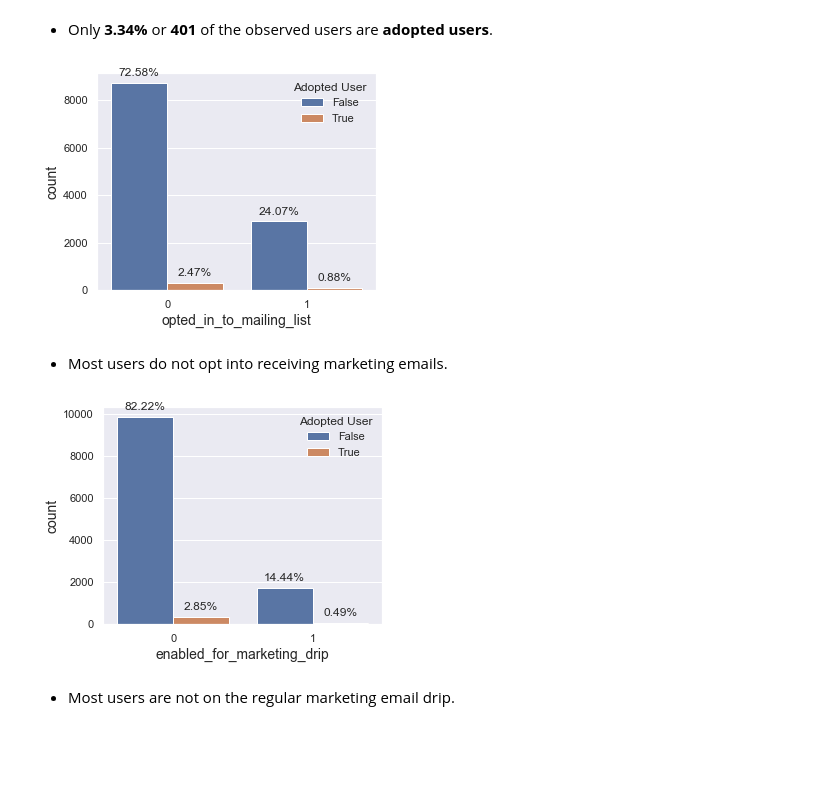
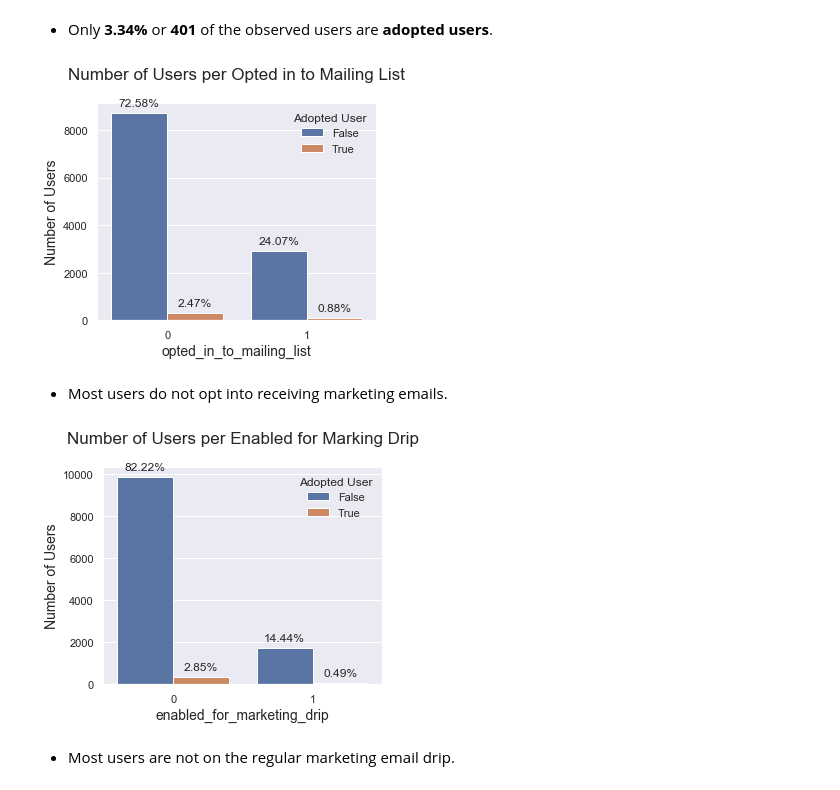
Before and after one commit to nphan20181/relax_data_challenge, a Jupyter notebook: relax_data_challenge.ipynb, the cells around one changed output. Cells and saved outputs as stored; diff of their text form; code cells hidden in the pictures; blank space fills up the shorter version.

```diff
--- a/relax_data_challenge.ipynb
+++ b/relax_data_challenge.ipynb
@@ -223,12 +226,14 @@ users['Adopted User'].value_counts(normalize=True).to_frame()
 # %%
 fig, ax = plt.subplots(figsize=(5, 4))
 
 _ = sns.countplot('opted_in_to_mailing_list', data=users, ax=ax, hue='Adopted User')
 annotate_plot(ax, n=len(users), pct_precision=2, annotate=False)
 plt.legend(frameon=False, title='Adopted User')
+plt.title('Number of Users per Opted in to Mailing List\n')
+plt.ylabel('Number of Users')
 plt.show()
 # %% [output]
-[figure, old version]
+[figure, new version]
 # %% [markdown]
 - Most users do not opt into receiving marketing emails.
 # %%
@@ -237,9 +242,11 @@ fig, ax = plt.subplots(figsize=(5, 4))
 _ = sns.countplot('enabled_for_marketing_drip', data=users, ax=ax, hue='Adopted User')
 annotate_plot(ax, n=len(users), pct_precision=2, annotate=False)
 plt.legend(frameon=False, title='Adopted User')
+plt.ylabel('Number of Users')
+plt.title('Number of Users per Enabled for Marking Drip\n')
 plt.show()
 # %% [output]
-[figure, old version]
+[figure, new version]
 # %% [markdown]
 - Most users are not on the regular marketing email drip.
 # %%
```
Also changed, not shown: parts of 5 cells of this notebook.
